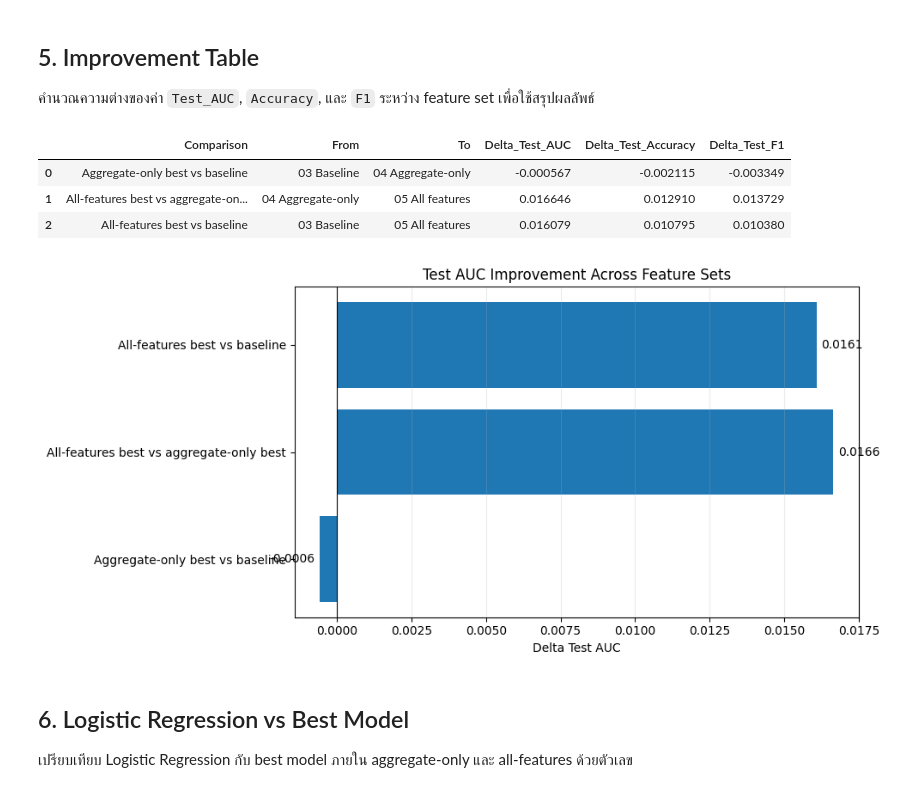
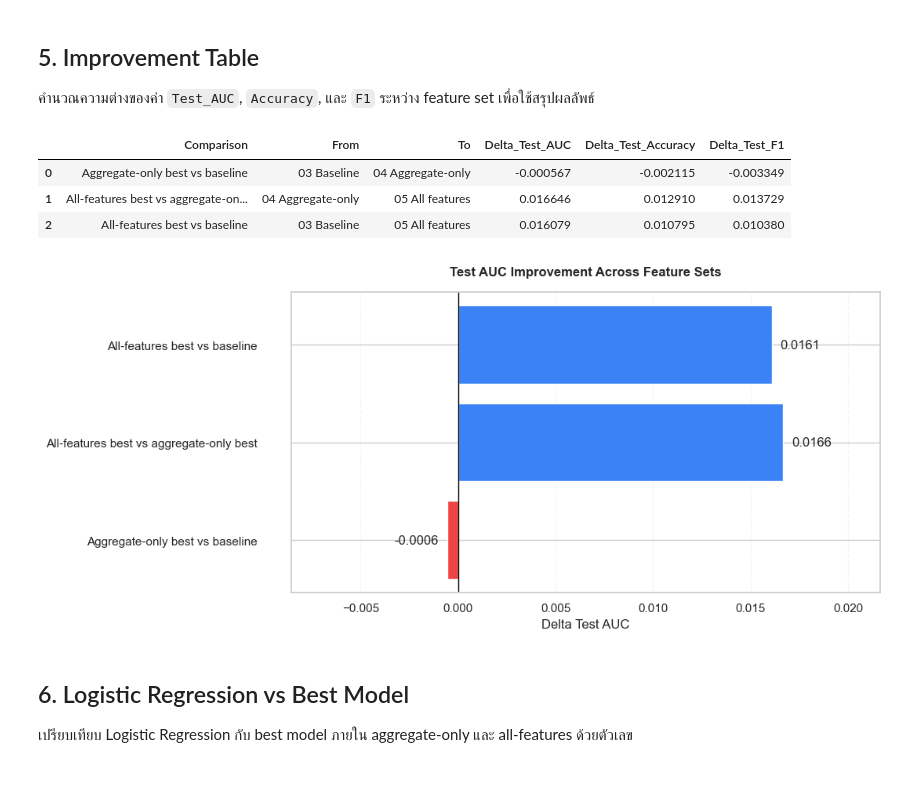
Before and after one commit to Kiatisakk/Predicting-League-of-Legends-Match-Outcomes-Using-10-Minute-Data, a Jupyter notebook: 06_result_summary.ipynb, the cells around one changed output. Saved outputs shown, nothing was run; the diff lists cells and outputs as text; code cells hidden in the pictures.

Commit message:
Update Graph in 02 and 06

```diff
--- a/06_result_summary.ipynb
+++ b/06_result_summary.ipynb
@@ -238,41 +238,48 @@ def metric_delta(row_a, row_b, label):
         "From": row_a["Experiment"],
         "To": row_b["Experiment"],
         "Delta_Test_AUC": row_b["Test_AUC"] - row_a["Test_AUC"],
         "Delta_Test_Accuracy": row_b["Test_Accuracy"] - row_a["Test_Accuracy"],
         "Delta_Test_F1": row_b["Test_F1"] - row_a["Test_F1"],
     }
 
 
 baseline_best = best_summary.iloc[0]
 aggregate_best = best_summary.iloc[1]
 all_features_best = best_summary.iloc[2]
 
 improvement_summary = pd.DataFrame(
     [
         metric_delta(baseline_best, aggregate_best, "Aggregate-only best vs baseline"),
         metric_delta(aggregate_best, all_features_best, "All-features best vs aggregate-only best"),
         metric_delta(baseline_best, all_features_best, "All-features best vs baseline"),
     ]
 )
 improvement_summary.to_csv(SUMMARY_DIR / "feature_set_improvement.csv", index=False)
 display(improvement_summary)
 
-fig, ax = plt.subplots(figsize=(10, 4.8))
-bars = ax.barh(improvement_summary["Comparison"], improvement_summary["Delta_Test_AUC"])
-ax.bar_label(bars, fmt="%.4f", padding=4)
-ax.axvline(0, color="black", linewidth=0.8)
+fig, ax = plt.subplots(figsize=(11, 5))
+bars = ax.barh(improvement_summary["Comparison"], improvement_summary["Delta_Test_AUC"],
+              color=['#ef4444' if x < 0 else '#3b82f6' for x in improvement_summary["Delta_Test_AUC"]])
+
+ax.bar_label(bars, fmt="%.4f", padding=8)
+ax.axvline(0, color="black", linewidth=1)
+
+ax.tick_params(axis='y', pad=25)
+ax.set_xlim(improvement_summary["Delta_Test_AUC"].min() - 0.008,
+            improvement_summary["Delta_Test_AUC"].max() + 0.005)
+
 ax.set_xlabel("Delta Test AUC")
-ax.set_title("Test AUC Improvement Across Feature Sets")
-ax.grid(axis="x", alpha=0.25)
+ax.set_title("Test AUC Improvement Across Feature Sets", fontweight='bold', pad=15)
+ax.grid(axis="x", alpha=0.2, linestyle='--')
+
 fig.tight_layout()
-fig.savefig(SUMMARY_DIR / "feature_set_auc_improvement.png", dpi=160)
 plt.show()
 # %% [output]
 |  | Comparison | From | To | Delta_Test_AUC | Delta_Test_Accuracy | Delta_Test_F1 |
 | 0 | Aggregate-only best vs baseline | 03 Baseline | 04 Aggregate-only | -0.000567 | -0.002115 | -0.003349 |
 | 1 | All-features best vs aggregate-on... | 04 Aggregate-only | 05 All features | 0.016646 | 0.012910 | 0.013729 |
 | 2 | All-features best vs baseline | 03 Baseline | 05 All features | 0.016079 | 0.010795 | 0.010380 |
-[figure, old version]
+[figure, new version]
 # %% [markdown]
 ## 6. Logistic Regression vs Best Model
 
```
Also changed, not shown: parts of 3 cells of this notebook, 1 other file.
